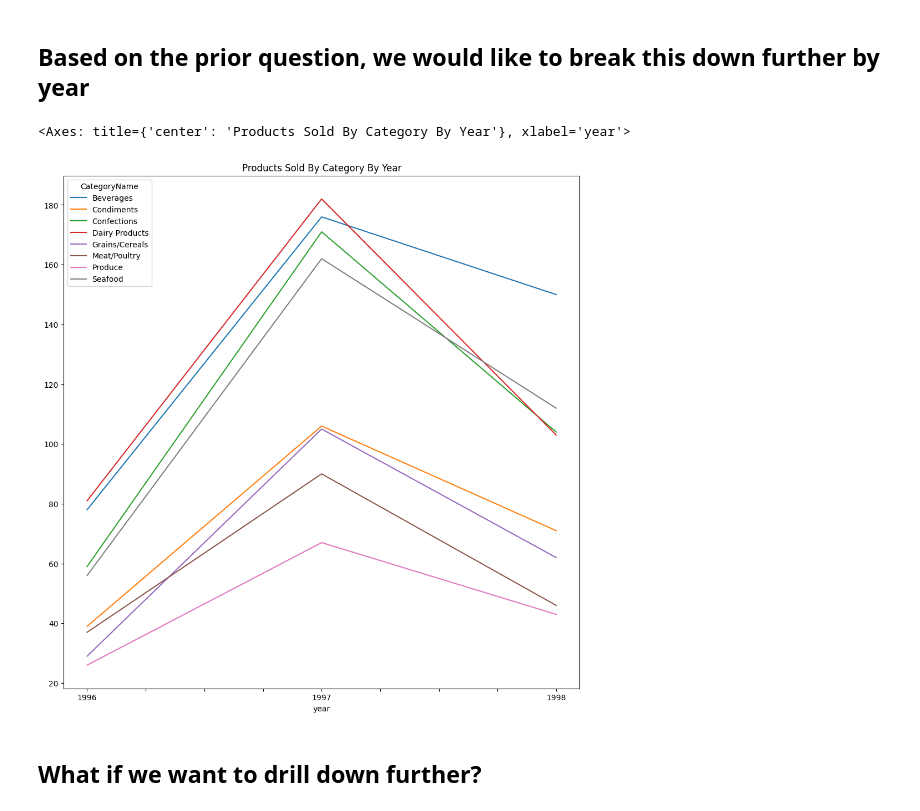
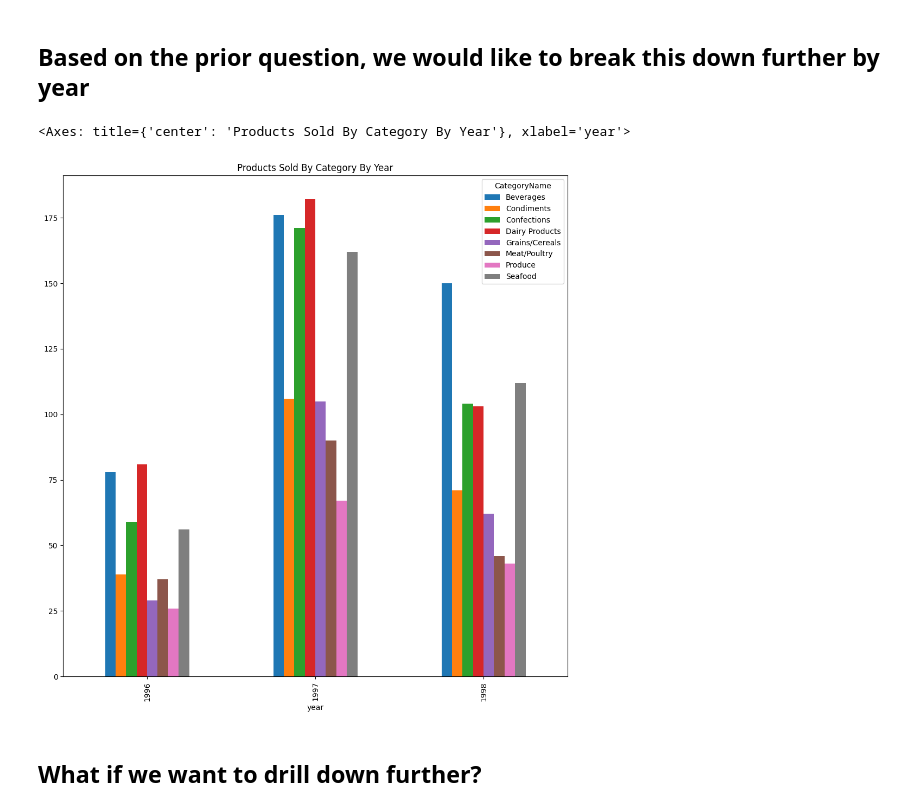
Before and after one commit to natelg1998/northwindexamples_python, a Jupyter notebook: notebooks/NorthwindAnalysis.ipynb, the cells around one changed output. Cells and saved outputs as stored; diff of their text form; code cells hidden in the pictures.

```diff
--- a/notebooks/NorthwindAnalysis.ipynb
+++ b/notebooks/NorthwindAnalysis.ipynb
@@ -195,11 +199,11 @@ products_sold_category_by_year = sqldf(
     """
 )
 # %%
-pd.pivot_table(products_sold_category_by_year, index = 'year', columns = 'CategoryName', values = 'num_sold').plot(kind = 'line', legend=True, figsize=((12,12)),
+pd.pivot_table(products_sold_category_by_year, index = 'year', columns = 'CategoryName', values = 'num_sold').plot(kind = 'bar', legend=True, figsize=((12,12)),
                                                                                                                    title = 'Products Sold By Category By Year')
 # %% [output]
 <Axes: title={'center': 'Products Sold By Category By Year'}, xlabel='year'>
-[figure, old version]
+[figure, new version]
 # %% [markdown]
 ## What if we want to drill down further?
 # %%
```
Also changed, not shown: parts of 14 cells of this notebook.
